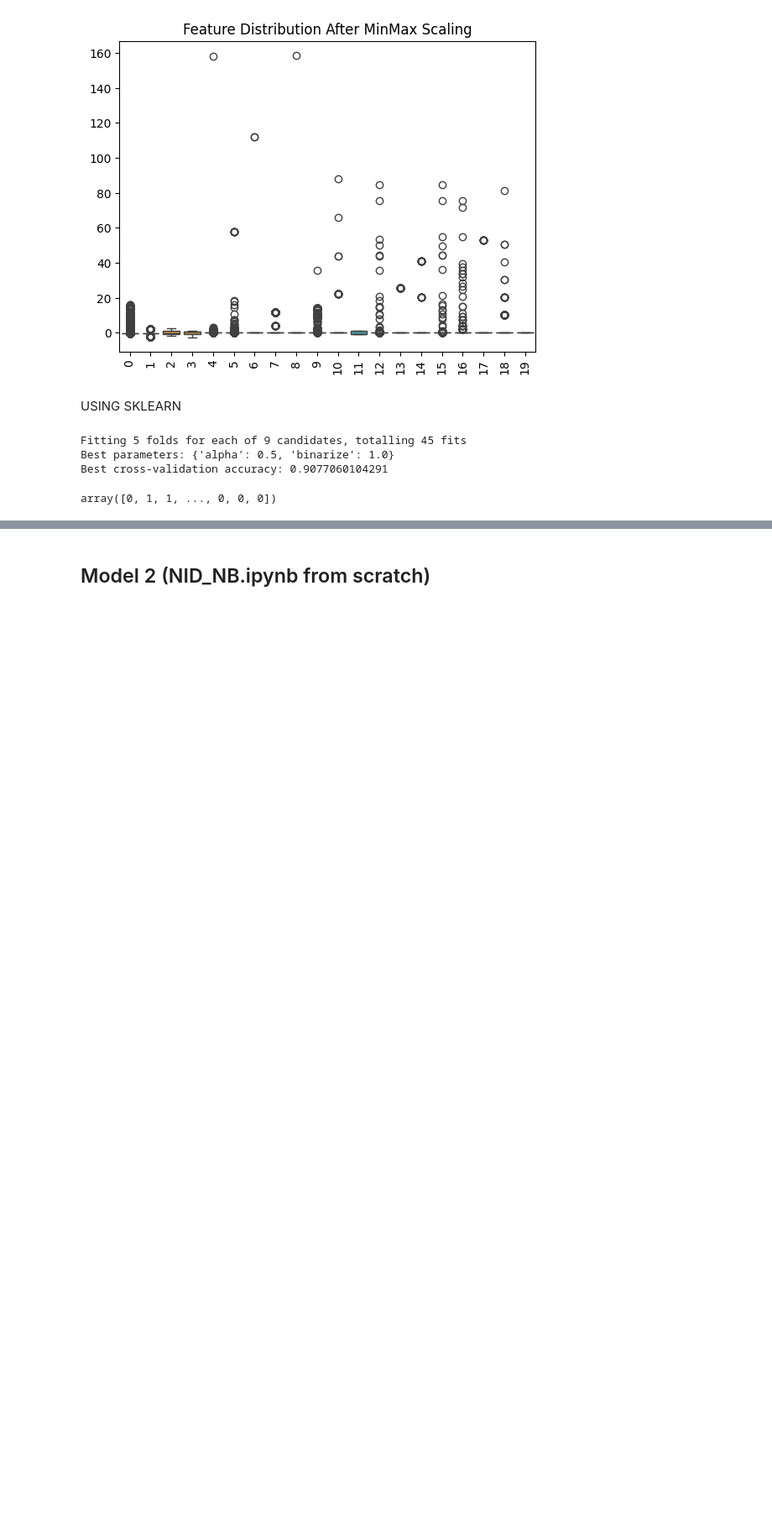
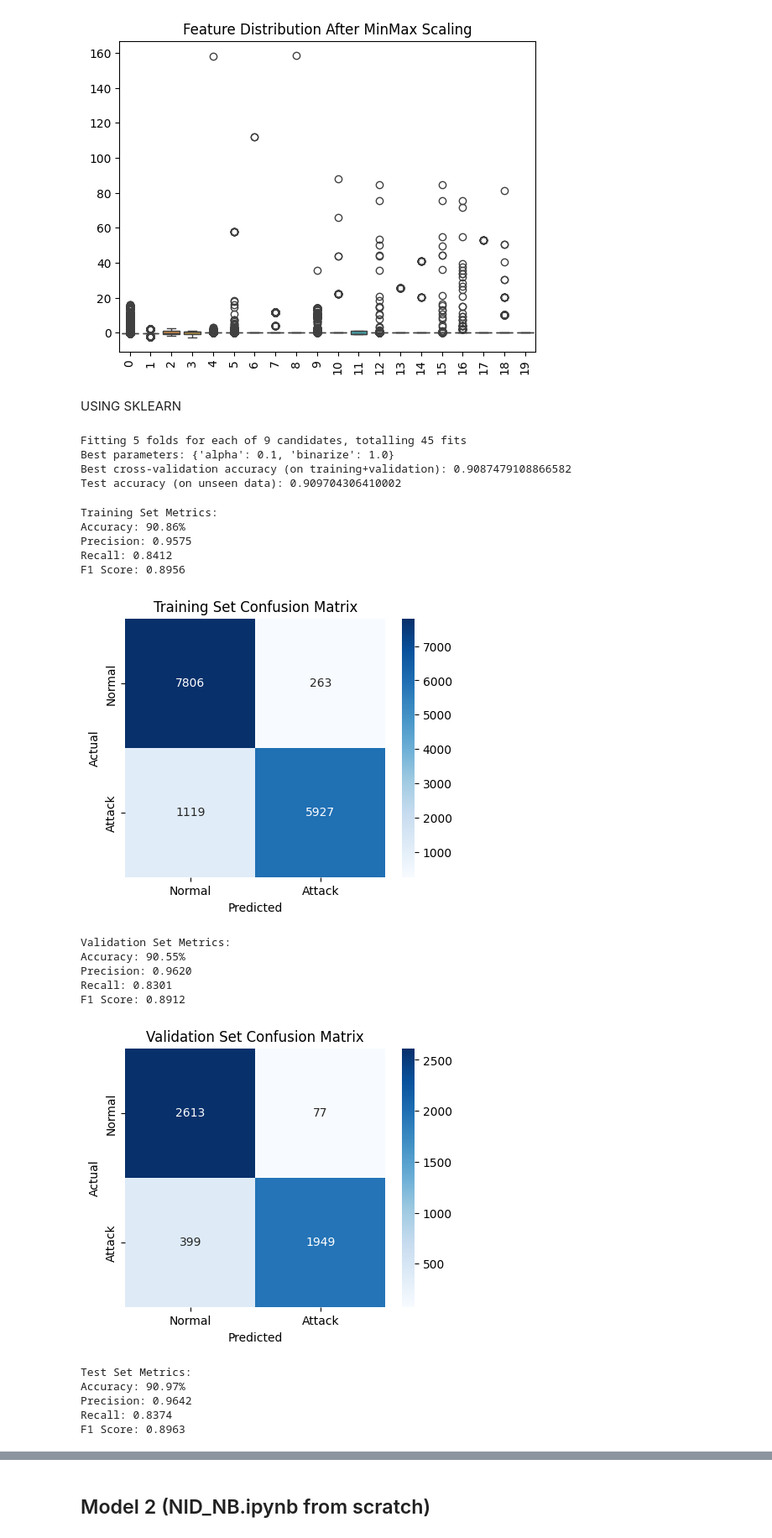
Before and after one commit to Satvik0110/Network-Intrusion-Detector, a Jupyter notebook: NID_using_NB_Combined_Comparison.ipynb, the cells around one changed output, grey strips where cells are left out. Shown: that part at 84% size. Drawn from its saved outputs; the diff is of its cells as text; code cells hidden in the pictures; blank space fills up the shorter version.

```diff
--- a/NID_using_NB_Combined_Comparison.ipynb
+++ b/NID_using_NB_Combined_Comparison.ipynb
@@ -174,6 +146,7 @@ USING SKLEARN
 imputer = SimpleImputer(strategy='mean')
 X_train = imputer.fit_transform(X_train)
 X_test = imputer.transform(X_test)
+X_val = imputer.transform(X_val)
 
 nb = BernoulliNB()
 nb.fit(X_train, y_train)
@@ -183,6 +156,10 @@ y_pred = nb.predict(X_test)
 # %%
 from sklearn.model_selection import GridSearchCV
 from sklearn.naive_bayes import BernoulliNB
+
+# Combine training and validation sets for hyperparameter tuning
+X_train_val = np.concatenate((X_train, X_val), axis=0)
+y_train_val = np.concatenate((y_train, y_val), axis=0)
 
 # Define the parameter grid for BernoulliNB
 param_grid = {
@@ -197,21 +174,66 @@ bnb = BernoulliNB()
 grid_search = GridSearchCV(estimator=bnb, param_grid=param_grid,
                            cv=5, scoring='accuracy', verbose=2, n_jobs=-1)
 
-# Fit to training data
-grid_search.fit(X_train, y_train)
+# Fit on training + validation set
+grid_search.fit(X_train_val, y_train_val)
 
-# Get best model and score
+# Best estimator and validation accuracy (cross-validation score)
 print("Best parameters:", grid_search.best_params_)
-print("Best cross-validation accuracy:", grid_search.best_score_)
+print("Best cross-validation accuracy (on training+validation):", grid_search.best_score_)
 
-# Use the best estimator for prediction
+# Evaluate final model on test set
 best_bnb = grid_search.best_estimator_
-y_pred = best_bnb.predict(X_test)
+y_test_pred = best_bnb.predict(X_test)
+test_accuracy = accuracy_score(y_test, y_test_pred)
+
+print("Test accuracy (on unseen data):", test_accuracy)
 # %% [output]
 Fitting 5 folds for each of 9 candidates, totalling 45 fits
-Best parameters: {'alpha': 0.5, 'binarize': 1.0}
-Best cross-validation accuracy: 0.9077060104291
+Best parameters: {'alpha': 0.1, 'binarize': 1.0}
+Best cross-validation accuracy (on training+validation): 0.9087479108866582
+Test accuracy (on unseen data): 0.909704306410002
-# %%
-y_pred
-# %% [output]
-array([0, 1, 1, ..., 0, 0, 0])
+# %%
+def evaluate_model(model, X, y, dataset_name):
+    y_pred = model.predict(X)
+
+    acc = accuracy_score(y, y_pred)
+    prec = precision_score(y, y_pred)
+    rec = recall_score(y, y_pred)
+    f1 = f1_score(y, y_pred)
+    cm = confusion_matrix(y, y_pred)
+
+    print(f"\n{dataset_name} Metrics:")
+    print(f"Accuracy: {acc * 100:.2f}%")
+    print(f"Precision: {prec:.4f}")
+    print(f"Recall: {rec:.4f}")
+    print(f"F1 Score: {f1:.4f}")
+
+    plt.figure(figsize=(5, 4))
+    sns.heatmap(cm, annot=True, fmt='d', cmap='Blues', xticklabels=['Normal', 'Attack'], yticklabels=['Normal', 'Attack'])
+    plt.title(f'{dataset_name} Confusion Matrix')
+    plt.xlabel('Predicted')
+    plt.ylabel('Actual')
+    plt.show()
+
+# Evaluate on training, validation, and test sets
+evaluate_model(best_bnb, X_train, y_train, "Training Set")
+evaluate_model(best_bnb, X_val, y_val, "Validation Set")
+evaluate_model(best_bnb, X_test, y_test, "Test Set")
+# %% [output]
+Training Set Metrics:
+Accuracy: 90.86%
+Precision: 0.9575
+Recall: 0.8412
+F1 Score: 0.8956
+[figure, added]
+Validation Set Metrics:
+Accuracy: 90.55%
+Precision: 0.9620
+Recall: 0.8301
+F1 Score: 0.8912
+[figure, added]
+Test Set Metrics:
+Accuracy: 90.97%
+Precision: 0.9642
+Recall: 0.8374
+F1 Score: 0.8963
```
Also changed, not shown: parts of 17 cells of this notebook.
